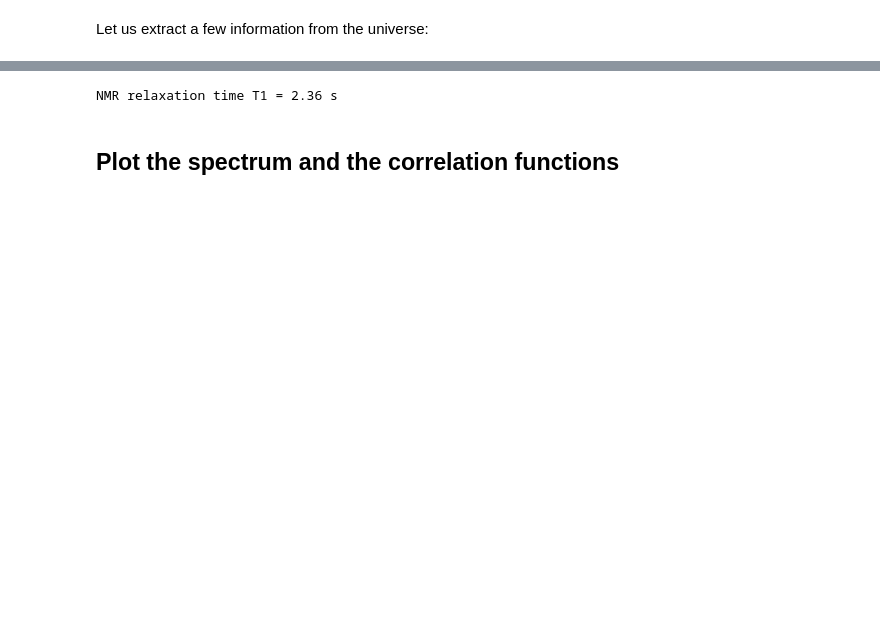
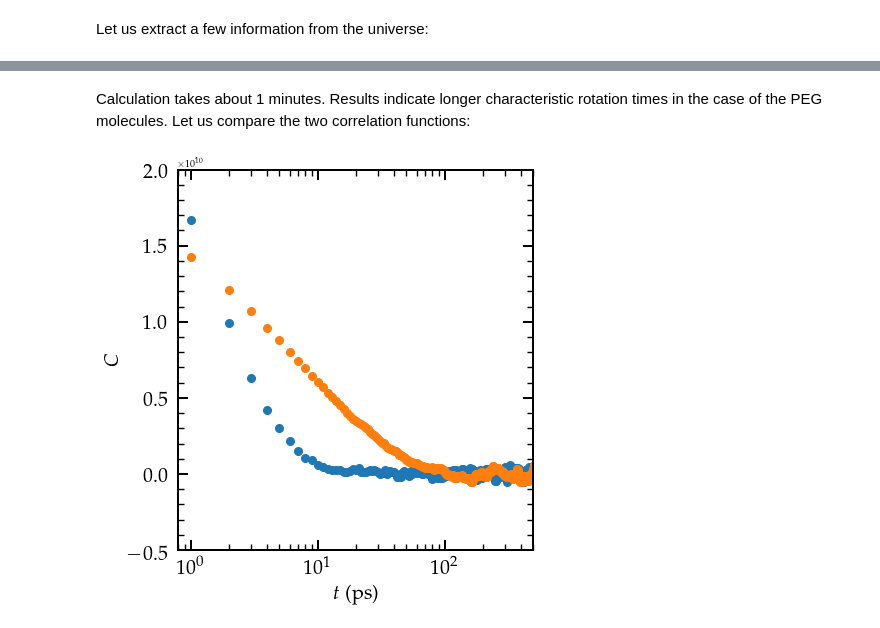
Before and after one commit to simongravelle/nmrformd, a Jupyter notebook: docs/source/tutorials/tutorial02.ipynb, the cells around one changed output, grey strips where cells are left out. Saved outputs shown, nothing was run; the diff lists cells and outputs as text; code cells hidden in the pictures; blank space fills up the shorter version.

```diff
--- a/docs/source/tutorials/tutorial02.ipynb
+++ b/docs/source/tutorials/tutorial02.ipynb
@@ -75,6 +71,6 @@ Then, let us measure intra-only T1 for water and PEG:
 # %%
-nmr_H2O = nmrmd.NMR(u, [group_H2O, group_H2O], number_i=40, type_analysis="intra_molecular")
-print(f"NMR relaxation time for H2O : T1R = {np.round(nmr_H2O.T1,2)} s")
-nmr_PEG = nmrmd.NMR(u, [group_PEG, group_PEG], number_i=40, type_analysis="intra_molecular")
-print(f"NMR relaxation time for PEG : T1R = {np.round(nmr_PEG.T1,2)} s")
+nmr_H2O = nmrmd.NMR(u, [group_H2O, group_H2O], number_i=200, type_analysis="intra_molecular")
+print(f"Characteristic time for H2O : tauR = {np.round(nmr_H2O.tau,2)} s")
+nmr_PEG = nmrmd.NMR(u, [group_PEG, group_PEG], number_i=0, type_analysis="intra_molecular")
+print(f"Characteristic time for PEG : tauR = {np.round(nmr_PEG.tau,2)} s")
 # %% [output]
@@ -88,8 +78,0 @@ Access the calculated value of NMR relaxation time T1:
-# %%
-T1 = np.round(nmr_result.T1,2)
-print(f"NMR relaxation time T1 = {T1} s")
-# %% [output]
-NMR relaxation time T1 = 2.36 s
-# %% [markdown]
-Plot the spectrum and the correlation functions
------------------------------------------------
@@ -105,0 +79,36 @@ plt.rcParams.update({
+# %% [markdown]
+Calculation takes about 1 minutes. Results indicate longer characteristic rotation times in the case of the PEG molecules.
+Let us compare the two correlation functions:
+# %%
+from matplotlib import pyplot as plt
+fontsize = 20
+font = {'color':  'black', 'weight': 'normal', 'size': fontsize}
+plt.rcParams.update({
+    "text.usetex": True,
+    "font.family": "serif",
+    "font.serif": ["Palatino"],
+})
+fig = plt.figure(figsize=(14,7))
+ax1 = plt.subplot(1, 2, 1)
+ax1.semilogx(nmr_H2O.t[:-250], nmr_H2O.gij[0][:-250], 'o', markersize=8)
+ax1.semilogx(nmr_PEG.t[:-250], nmr_PEG.gij[0][:-250], 'o', markersize=8)
+ax1.set_xlabel(r"$t$ (ps)", fontdict=font)
+ax1.set_ylabel(r'$C$', fontdict=font)
+ax1.spines["top"].set_linewidth(2)
+ax1.spines["bottom"].set_linewidth(2)
+ax1.spines["left"].set_linewidth(2)
+ax1.spines["right"].set_linewidth(2)
+ax1.tick_params(axis='x', which='major', pad=10)
+ax1.tick_params(axis='y', which='major', pad=10)
+ax1.minorticks_on()
+ax1.tick_params('both', length=10, width=2, which='major', direction='in')
+ax1.tick_params('both', length=6, width=1.4, which='minor', direction='in')
+ax1.xaxis.set_ticks_position('both')
+ax1.yaxis.set_ticks_position('both')
+plt.xticks(fontsize=fontsize)
+plt.yticks(fontsize=fontsize)
+plt.xlim(0.8, 500)
+plt.ylim(-0.5e10, 2e10)
+plt.show()
+# %% [output]
+[figure, added]
```
Also changed, not shown: parts of 15 cells of this notebook, 2 other files.
